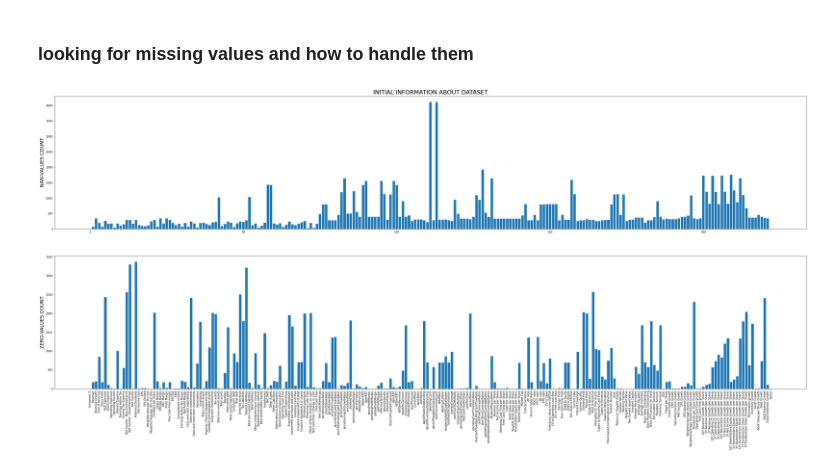
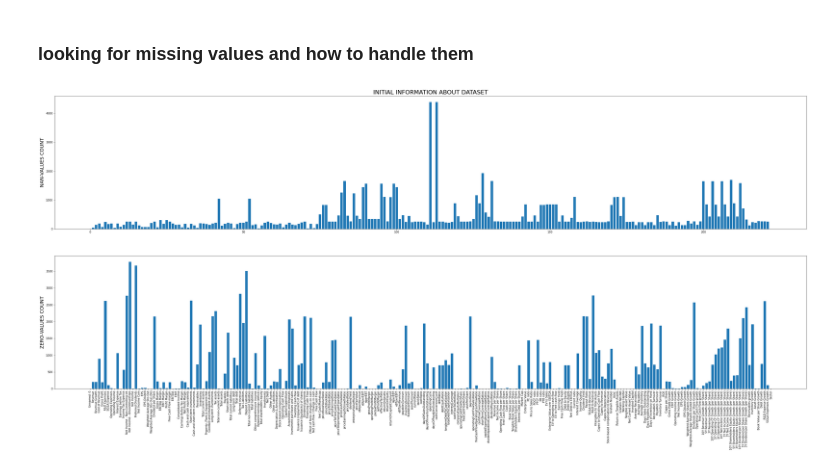
Before and after one commit to JosipHarambasic/ML_Project, a Jupyter notebook: ml_main.ipynb, the cells around one changed output. Drawn from its saved outputs; the diff is of its cells as text; code cells hidden in the pictures.

```diff
--- a/ml_main.ipynb
+++ b/ml_main.ipynb
@@ -9,3 +7,11 @@ ds2014 = pd.read_csv("dataset/2015_Financial_Data.csv")
+# %%
+ds2014 = pd.read_csv("dataset/2018_Financial_Data.csv")
+price = "2019 PRICE VAR [%]"
+fileName = "Cleaned_2018.csv"
+sp_price_var = -6.24
+benchmark = 2.5
+sp500_2015_buy = sp_price_var + benchmark
+sp500_2015_sell = sp_price_var - benchmark
 # %% [markdown]
 ### Check if we have some NaN values
 # %%
@@ -66,32 +64,30 @@ KeyError: "['2016 PRICE VAR [%]'] not in index"
 # %% [markdown]
 ### looking for missing values and how to handle them
-# %%
-ds2014 = ds2014[ds2014["2016 PRICE VAR [%]"]<500]
 # %%
 # Drop columns relative to classification, we will use them later
-class_data = ds2014.loc[:, ['Class', '2016 PRICE VAR [%]']]
-ds2014.drop(['Class', '2016 PRICE VAR [%]'], inplace=True, axis=1)
+class_data = ds2014.loc[:, ['Class', price]]
+ds2014.drop(['Class', price], inplace=True, axis=1)
 
 # Plot initial status of data quality in terms of nan-values and zero-values
 nan_vals = ds2014.isna().sum()
 zero_vals = ds2014.isin([0]).sum()
 ind = np.arange(ds2014.shape[1])
 
 plt.figure(figsize=(50,20))
 
 plt.subplot(2,1,1)
 plt.title('INITIAL INFORMATION ABOUT DATASET', fontsize=22)
 plt.bar(ind, nan_vals.values.tolist())
 plt.ylabel('NAN-VALUES COUNT', fontsize=18)
 
 plt.subplot(2,1,2)
 plt.bar(ind, zero_vals.values.tolist())
 plt.ylabel('ZERO-VALUES COUNT', fontsize=18)
 plt.xticks(ind, nan_vals.index.values, rotation='90')
 
 plt.show()
 # %% [output]
-[figure, old version]
+[figure, new version]
 # %%
 # Find count and percent of nan-values, zero-values
 total_nans = ds2014.isnull().sum().sort_values(ascending=False)
```
Also changed, not shown: parts of 19 cells of this notebook, 5 other files.
